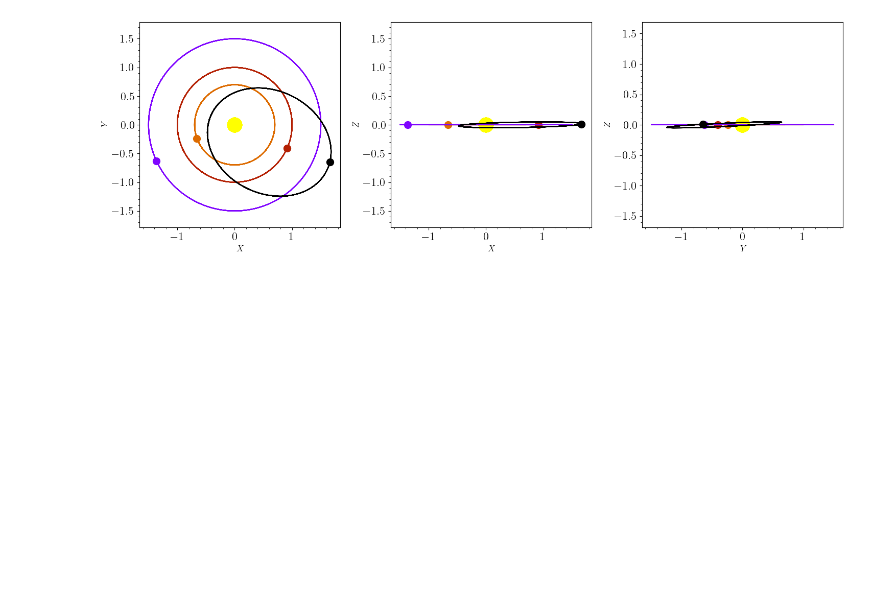
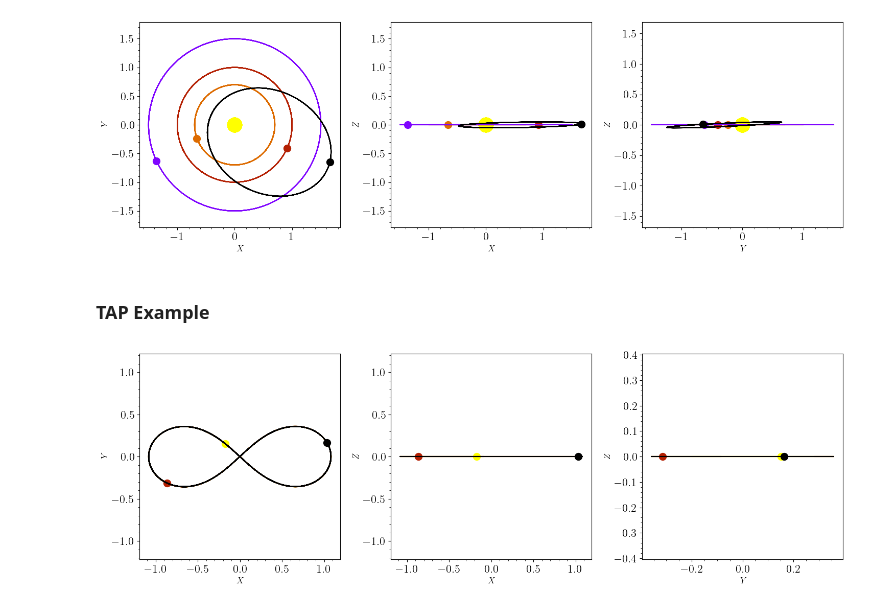
Before and after one commit to hpparvi/ull_tp_2425, a Jupyter notebook: exercises/md/ex1/visual/nbody_check.ipynb, the cells around one changed output. Drawn from its saved outputs; the diff is of its cells as text; code cells hidden in the pictures; blank space fills up the shorter version.

Commit message:
Merging branches, input_file version and terminal version. Also adding tap example

```diff
--- a/exercises/md/ex1/visual/nbody_check.ipynb
+++ b/exercises/md/ex1/visual/nbody_check.ipynb
@@ -17,12 +17,16 @@ plt.rcParams['font.family'] = 'serif'
 plt.rcParams['font.serif'] = 'Computer Modern'
 plt.rcParams['text.latex.preamble'] = r'\usepackage{amsmath}'
 plt.rcParams['font.size'] = 16
+plt.rcParams['lines.antialiased'] = True
+plt.rcParams['text.antialiased'] = True
+
+xyz = [(0, 1), (0, 2), (1, 2)]
 # %% [markdown]
 ## Stable Circular Orbit
 # %% [markdown]
 ### 2 particles
 # %%
-filename = 'test_2part_stable_orbit_positions'
+filename = 'test_2part_stable_orbit'
 pos, ids, mass = utils.read_data(filename)
 # %%
 colors = utils.generate_colors(len(ids), cmap='gnuplot_r')
@@ -43,7 +46,7 @@ fig.savefig('../output/figures/' + filename + '.png')
 # %% [markdown]
 ### 5 particles
 # %%
-filename = 'test_5part_stable_orbit_positions'
+filename = 'test_5part_stable_orbit'
 pos, ids, mass = utils.read_data(filename)
 # %%
 colors = utils.generate_colors(len(ids), cmap='gnuplot_r')
@@ -64,3 +67,26 @@ fig, ax = utils.labels_plots(fig, ax)
 fig.savefig('../output/figures/' + filename + '.png')
 # %% [output]
 [figure]
+# %% [markdown]
+### TAP Example
+# %%
+filename = 'tap_example'
+pos, ids, mass = utils.read_data(filename)
+# %%
+colors = utils.generate_colors(len(ids), cmap='gnuplot_r')
+fig, ax = plt.subplots(1, 3, figsize=(15, 5))
+
+for i, particle in enumerate(ids):
+    for j in range(3):
+        if np.linalg.norm(pos[particle][0] - pos[particle][-1]) < 1e-3:
+            ax[j].plot(pos[:, xyz[j][0]][ids[i]], pos[:, xyz[j][1]][ids[i]], 'o', color=colors[i], ms=20)
+        else:
+            ax[j].plot(pos[:, xyz[j][0]][ids[i]], pos[:, xyz[j][1]][ids[i]], '-', color=colors[i])
+            ax[j].plot(pos[:, xyz[j][0]][ids[i]][-1], pos[:, xyz[j][1]][ids[i]][-1], 'o', color=colors[i], ms=10)
+
+
+fig, ax = utils.labels_plots(fig, ax)
+
+fig.savefig('../output/figures/' + filename + '.png')
+# %% [output]
+[figure, added]
```
Also changed, not shown: parts of 1 cell of this notebook, 14 other files.
